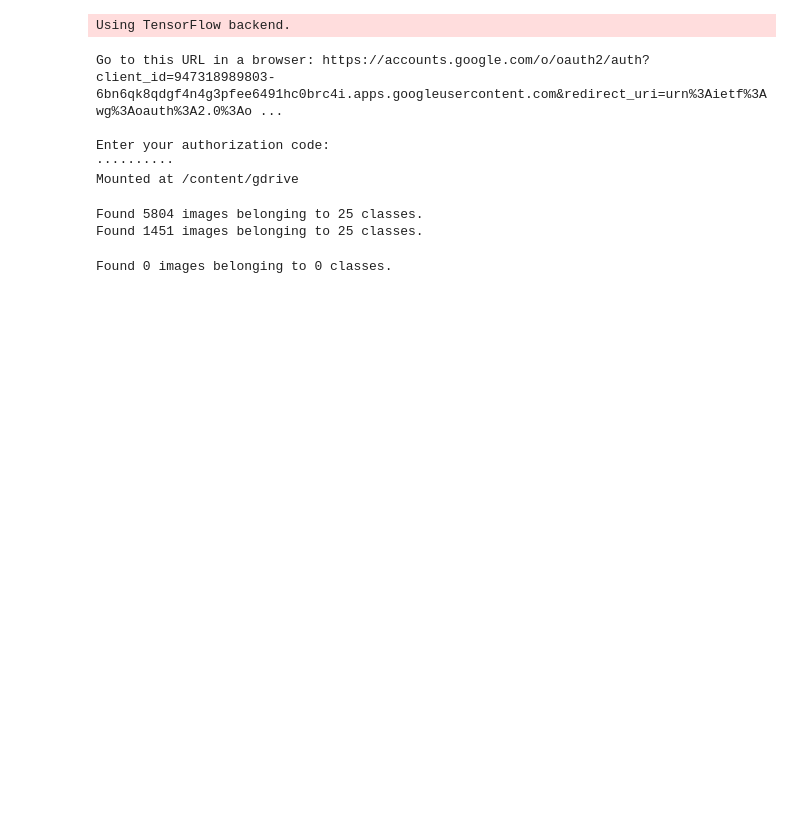
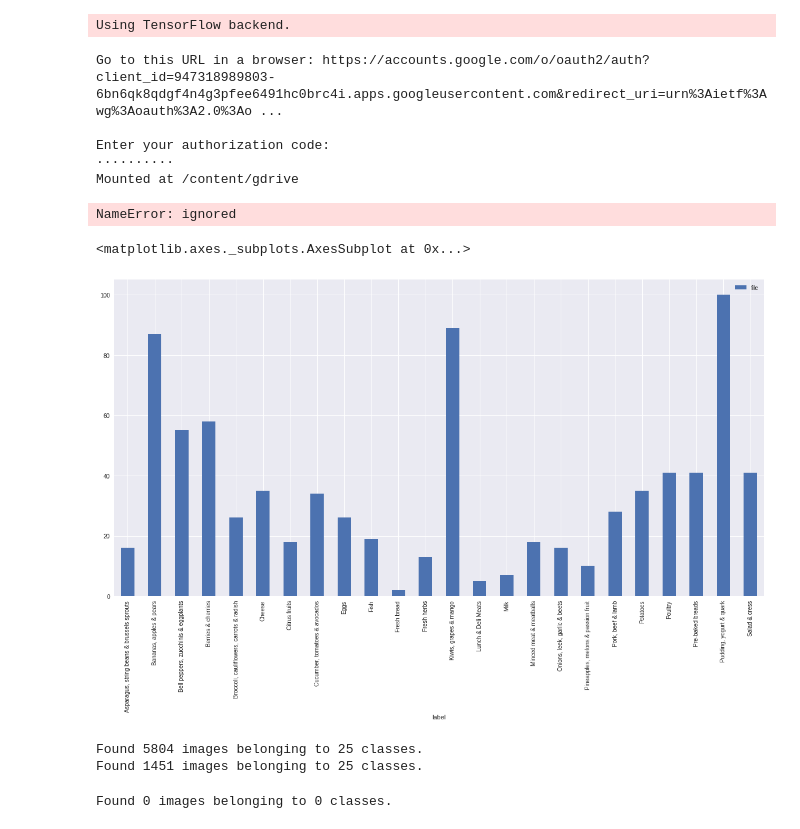
Before and after one commit to Younes-Charfaoui/Picnic-Hackathon, a Jupyter notebook: Picnic_Hackathon.ipynb, the cells around one changed output. Cells and saved outputs as stored; diff of their text form; code cells hidden in the pictures; blank space fills up the shorter version.

```diff
--- a/Picnic_Hackathon.ipynb
+++ b/Picnic_Hackathon.ipynb
@@ -41,6 +41,16 @@ Mounted at /content/gdrive
 path_to_folder = 'gdrive/My Drive/Dataset/The Picnic Hackathon 2019/'
 # %%
 df = pd.read_csv(path_to_folder + "train.tsv",  sep='\t')
+# %%
+counts = df.groupby(['label']).agg(len)
+count.columns = ['label', 'counts']
+# %% [output]
+NameError: ignored
+# %%
+df.groupby(['label']).count().plot(kind='bar' , figsize =(15,10), title = 'Number of Images on each Class')
+# %% [output]
+<matplotlib.axes._subplots.AxesSubplot at 0x...>
+[figure, added]
 # %%
 datagen = ImageDataGenerator(rescale=1./255, validation_split = 0.2)
 # %%
```
Also changed, not shown: parts of 5 cells of this notebook.
